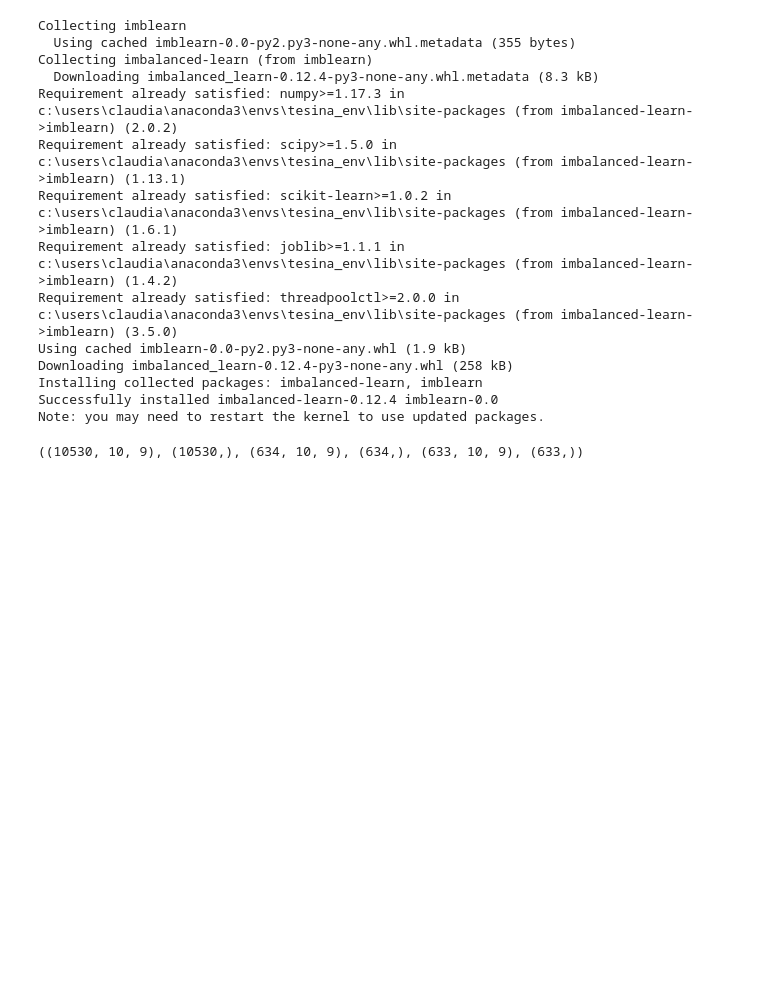
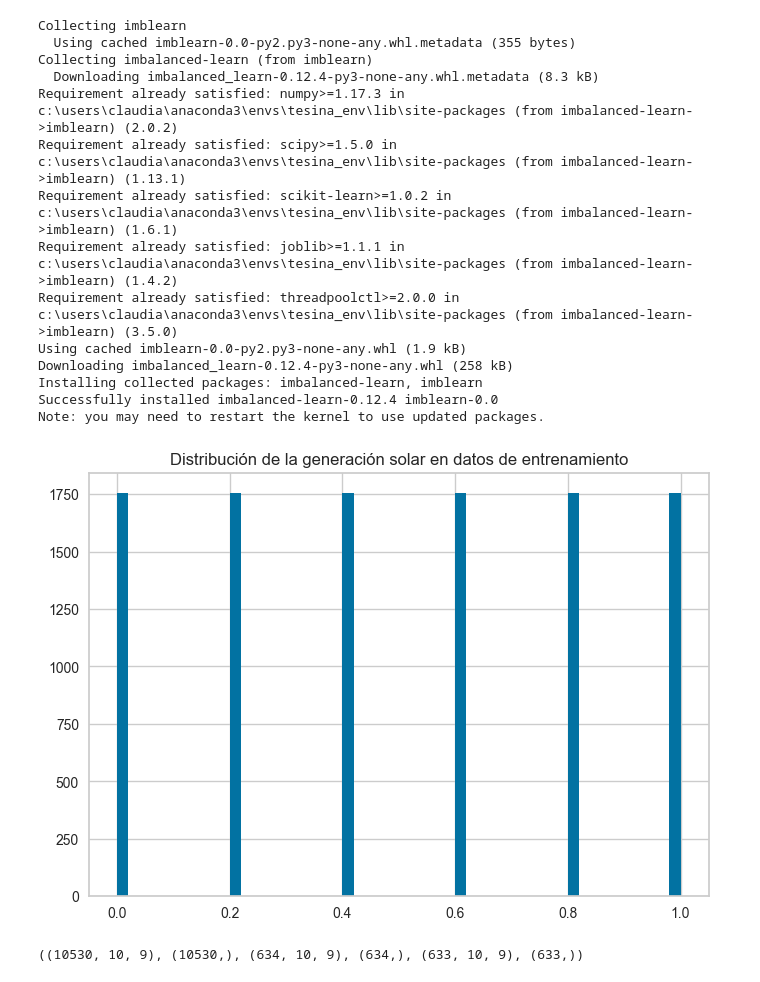
Before and after one commit to ClaudiaGtzD/TesinaMCD, a Jupyter notebook: 03_Forecasting 2.ipynb, the cells around one changed output. Drawn from its saved outputs; the diff is of its cells as text; code cells hidden in the pictures; blank space fills up the shorter version.

```diff
--- a/03_Forecasting 2.ipynb
+++ b/03_Forecasting 2.ipynb
@@ -508,6 +512,13 @@ y_train_resampled = bins[y_train_resampled_binned - 1]  # Asignar el valor del b
 
 # Restaurar la forma original de X (desaplanar)
 X_train_resampled = X_train_resampled_flat.reshape(-1, X_Nublado_train.shape[1], X_Nublado_train.shape[2])  # (samples, timesteps, features)
+# %%
+import matplotlib.pyplot as plt
+plt.hist(y_train_resampled, bins=50)
+plt.title("Distribución de la generación solar en datos de entrenamiento")
+plt.show()
+# %% [output]
+[figure, added]
 # %%
 import tensorflow as tf
 def weighted_mse(y_true, y_pred):
```
Also changed, not shown: parts of 2 cells of this notebook, 3 other files.
